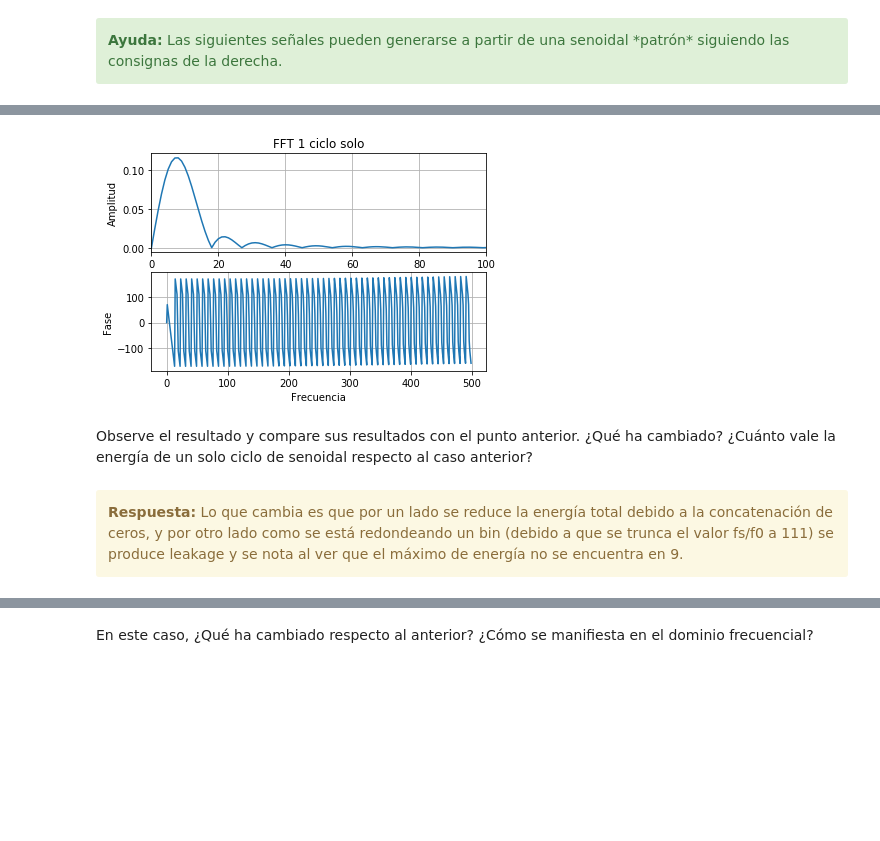
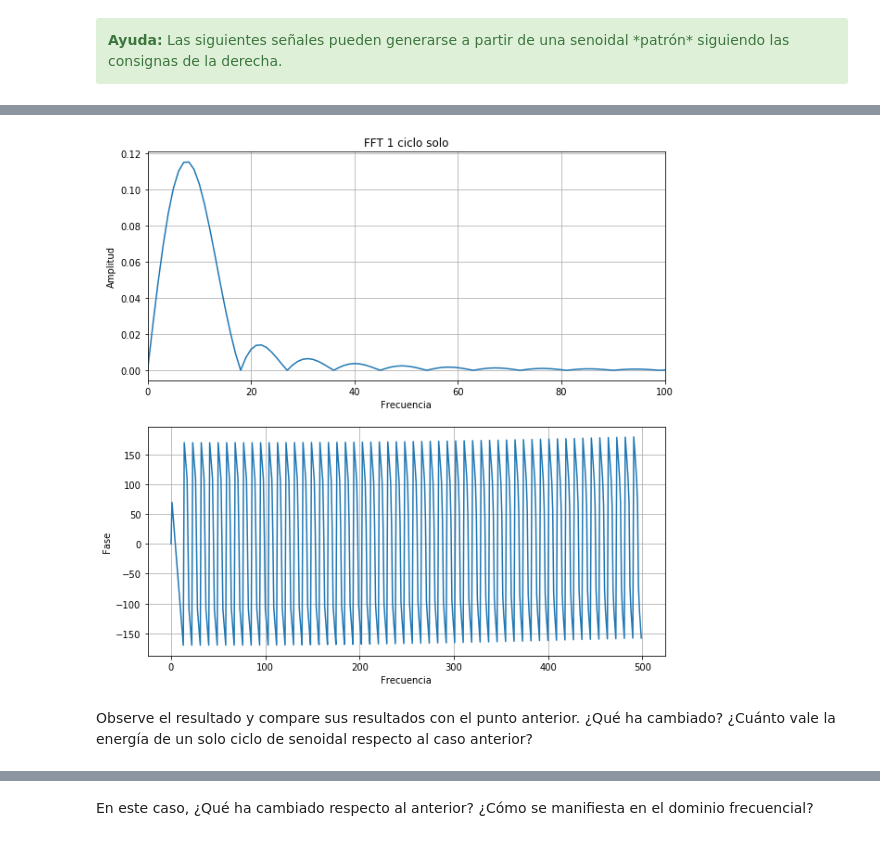
Before and after one commit to fgerce/DSP, a Jupyter notebook: TP1 - Muestreo de señales - Fourier.ipynb, the cells around one changed output, grey strips where cells are left out. Drawn from its saved outputs; the diff is of its cells as text; code cells hidden in the pictures; blank space fills up the shorter version.

```diff
--- a/TP1 - Muestreo de señales - Fourier.ipynb
+++ b/TP1 - Muestreo de señales - Fourier.ipynb
@@ -557,6 +570,7 @@ tt0, signal0 = ins.generador_senoidal(fs, f0, N, a0, p0)
 signal0 = np.concatenate((signal0[0:int(fs/f0)], np.zeros(N-int(fs/f0))),axis=0)
 modulo0, fase0, ww0 = ins.analizador_espectro(signal0, fs)
 
+plt.figure(figsize=(10,10))
 plt.subplot(2,1,1)
 plt.title("FFT 1 ciclo solo")
 plt.plot(ww0, modulo0, label='fs')
@@ -575,13 +589,13 @@ Ps = ins.sumatoria_modulo_cuadrado(modulo0[0:int(fs/2)])
 Pf0 = np.abs(modulo0[int(f0)])
 Pf0 = Pf0 * Pf0
 
-maxE = np.power(ins.get_max_point(modulo0)[1],2)
+maxE = ww0[np.argmax(modulo0)]
 #######################################
 
 tus_resultados = [ ['$\sum_{f=0}^{f_S/2} \lvert X(f) \rvert ^2$', '$ \lvert X(f_0) \rvert ^2 $', '$ \mathop{arg\ max}_f \{\lvert X(f) \rvert ^2\} $'],
                    ['',                                     '',                           '$f \in [0:f_S/2]$'],
                   ['', '', ''],
-                  [1/9, 1/81, 1/81], # <-- completar acá
+                  [1/9, 1/81, 9], # <-- completar acá
                   ['', '', ''],
                   [Ps, Pf0, maxE]  # <-- completar acá
                  ]
@@ -604,7 +618,3 @@ HTML(df.to_html())
-[figure, old version]
+[figure, new version]
 # %% [markdown]
 Observe el resultado y compare sus resultados con el punto anterior. ¿Qué ha cambiado? ¿Cuánto vale la energía de un solo ciclo de senoidal respecto al caso anterior?
-# %% [markdown]
-<div class="alert alert-block alert-warning">
-<b>Respuesta:</b> Lo que cambia es que por un lado se reduce la energía total debido a la concatenación de ceros, y por otro lado como se está redondeando un bin (debido a que se trunca el valor fs/f0 a 111) se produce leakage y se nota al ver que el máximo de energía no se encuentra en 9.
-</div>
```
Also changed, not shown: parts of 29 cells of this notebook, 9 other files.
